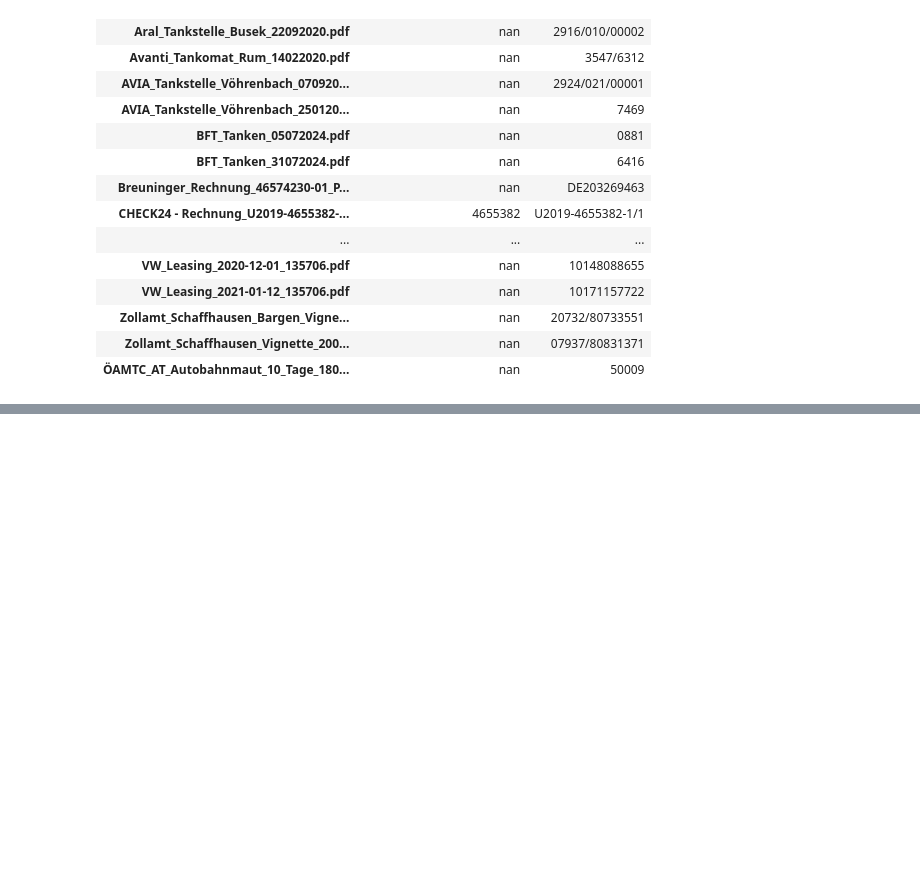
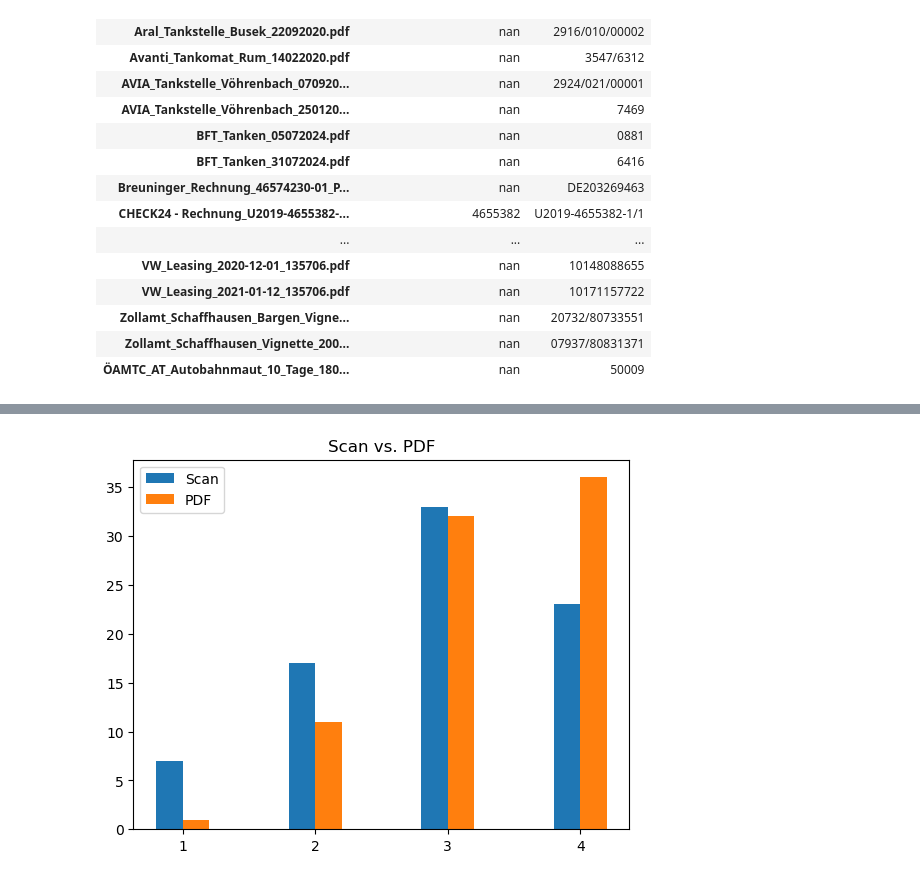
Before and after one commit to Paul01001000/HFU-Bachelor-Thesis, a Jupyter notebook: Data_Analysis.ipynb, the cells around one changed output, grey strips where cells are left out. Cells and saved outputs as stored; diff of their text form; code cells hidden in the pictures; blank space fills up the shorter version.

Commit message:
Add Scan vs. PDF

```diff
--- a/Data_Analysis.ipynb
+++ b/Data_Analysis.ipynb
@@ -169,3 +169,6 @@ inv
 | Zollamt_Schaffhausen_Bargen_Vigne... | nan | 20732/80733551 |
 | Zollamt_Schaffhausen_Vignette_200... | nan | 07937/80831371 |
 | ÖAMTC_AT_Autobahnmaut_10_Tage_180... | nan | 50009 |
+# %%
+scan = pd.read_csv("C:/Users/paul8/Downloads/DB_scan.csv",sep=';').set_index("File")
+scan
@@ -171,0 +190,11 @@ inv
+# %%
+res_pdf = results.loc[scan["Scan"] == False,:]
+res_scan = results.loc[scan["Scan"] == True,:]
+# %%
+plt.title("Scan vs. PDF")
+plt.xticks(range(1,5))
+plt.hist([res_scan.Quota,res_pdf.Quota],bins=[0.75+0.5*i for i in range(8)])
+plt.legend(["Scan","PDF"])
+plt.show()
+# %% [output]
+[figure, added]
```
Also changed, not shown: parts of 2 cells of this notebook.
